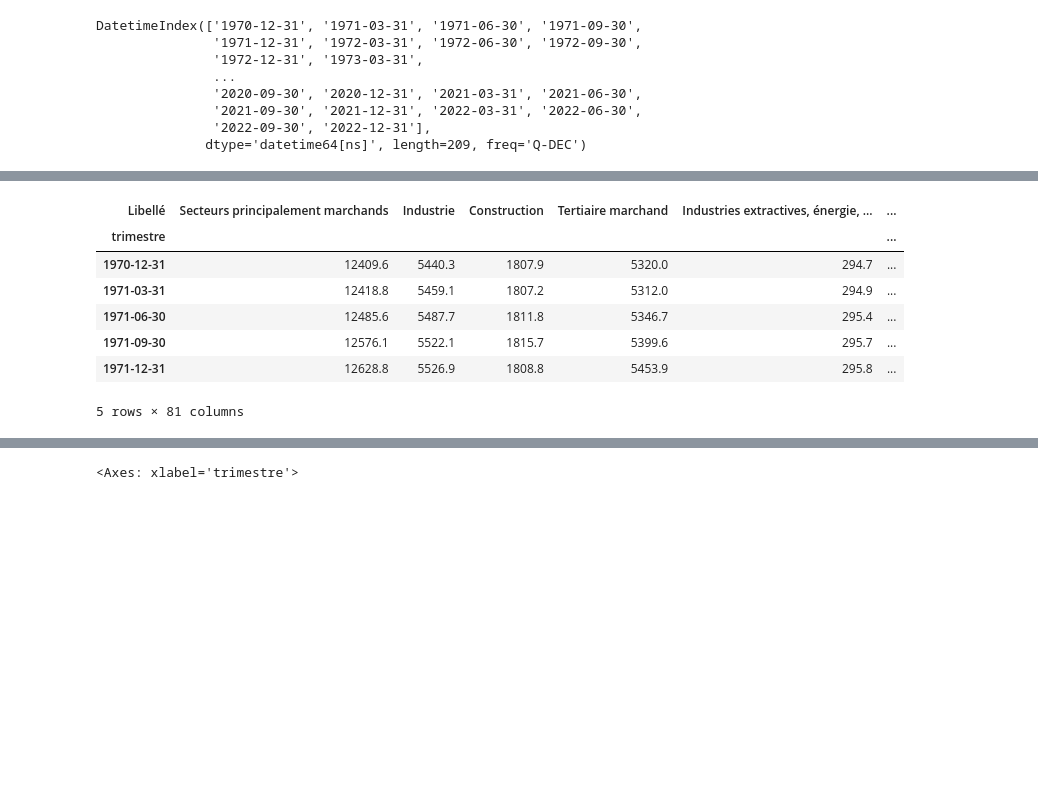
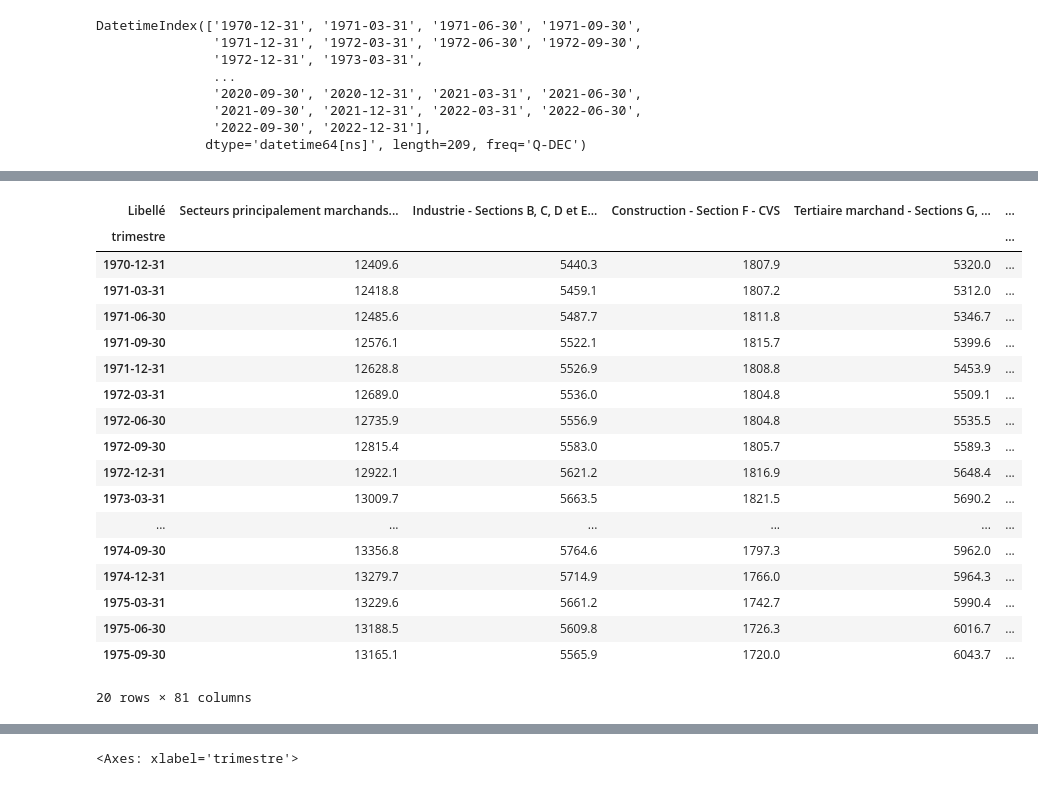
Before and after one commit to mohamedalaouiysf/TimeSeries, a Jupyter notebook: Time_Series.ipynb, the cells around one changed output, grey strips where cells are left out. Saved outputs shown, nothing was run; the diff lists cells and outputs as text; code cells hidden in the pictures; blank space fills up the shorter version.

```diff
--- a/Time_Series.ipynb
+++ b/Time_Series.ipynb
@@ -325,7 +309,7 @@ df2.head()
 5 rows × 210 columns
 # %%
 def sector(name):
-  secteur = name.split("-")[1]
+  secteur = "-".join(name.split("-")[1:])
   return secteur.strip()
 # %%
 df2['Libellé'] = df2['Libellé'].apply(sector)
@@ -372,11 +372,22 @@ df2['Total'] = df2.sum(axis=1)
 # %%
-df2.head()
+df2.head(20)
 # %% [output]
-| Libellé | Secteurs principalement marchands | Industrie | Construction | Tertiaire marchand | Industries extractives, énergie, ... | ... |
-| trimestre |  |  |  |  |  | ... |
-| 1970-12-31 | 12409.6 | 5440.3 | 1807.9 | 5320.0 | 294.7 | ... |
-| 1971-03-31 | 12418.8 | 5459.1 | 1807.2 | 5312.0 | 294.9 | ... |
-| 1971-06-30 | 12485.6 | 5487.7 | 1811.8 | 5346.7 | 295.4 | ... |
-| 1971-09-30 | 12576.1 | 5522.1 | 1815.7 | 5399.6 | 295.7 | ... |
-| 1971-12-31 | 12628.8 | 5526.9 | 1808.8 | 5453.9 | 295.8 | ... |
+| Libellé | Secteurs principalement marchands... | Industrie - Sections B, C, D et E... | Construction - Section F - CVS | Tertiaire marchand - Sections G, ... | ... |
+| trimestre |  |  |  |  | ... |
+| 1970-12-31 | 12409.6 | 5440.3 | 1807.9 | 5320.0 | ... |
+| 1971-03-31 | 12418.8 | 5459.1 | 1807.2 | 5312.0 | ... |
+| 1971-06-30 | 12485.6 | 5487.7 | 1811.8 | 5346.7 | ... |
+| 1971-09-30 | 12576.1 | 5522.1 | 1815.7 | 5399.6 | ... |
+| 1971-12-31 | 12628.8 | 5526.9 | 1808.8 | 5453.9 | ... |
+| 1972-03-31 | 12689.0 | 5536.0 | 1804.8 | 5509.1 | ... |
+| 1972-06-30 | 12735.9 | 5556.9 | 1804.8 | 5535.5 | ... |
+| 1972-09-30 | 12815.4 | 5583.0 | 1805.7 | 5589.3 | ... |
+| 1972-12-31 | 12922.1 | 5621.2 | 1816.9 | 5648.4 | ... |
+| 1973-03-31 | 13009.7 | 5663.5 | 1821.5 | 5690.2 | ... |
+| ... | ... | ... | ... | ... | ... |
+| 1974-09-30 | 13356.8 | 5764.6 | 1797.3 | 5962.0 | ... |
+| 1974-12-31 | 13279.7 | 5714.9 | 1766.0 | 5964.3 | ... |
+| 1975-03-31 | 13229.6 | 5661.2 | 1742.7 | 5990.4 | ... |
+| 1975-06-30 | 13188.5 | 5609.8 | 1726.3 | 6016.7 | ... |
+| 1975-09-30 | 13165.1 | 5565.9 | 1720.0 | 6043.7 | ... |
-5 rows × 81 columns
+20 rows × 81 columns
```
Also changed, not shown: parts of 30 cells of this notebook.
